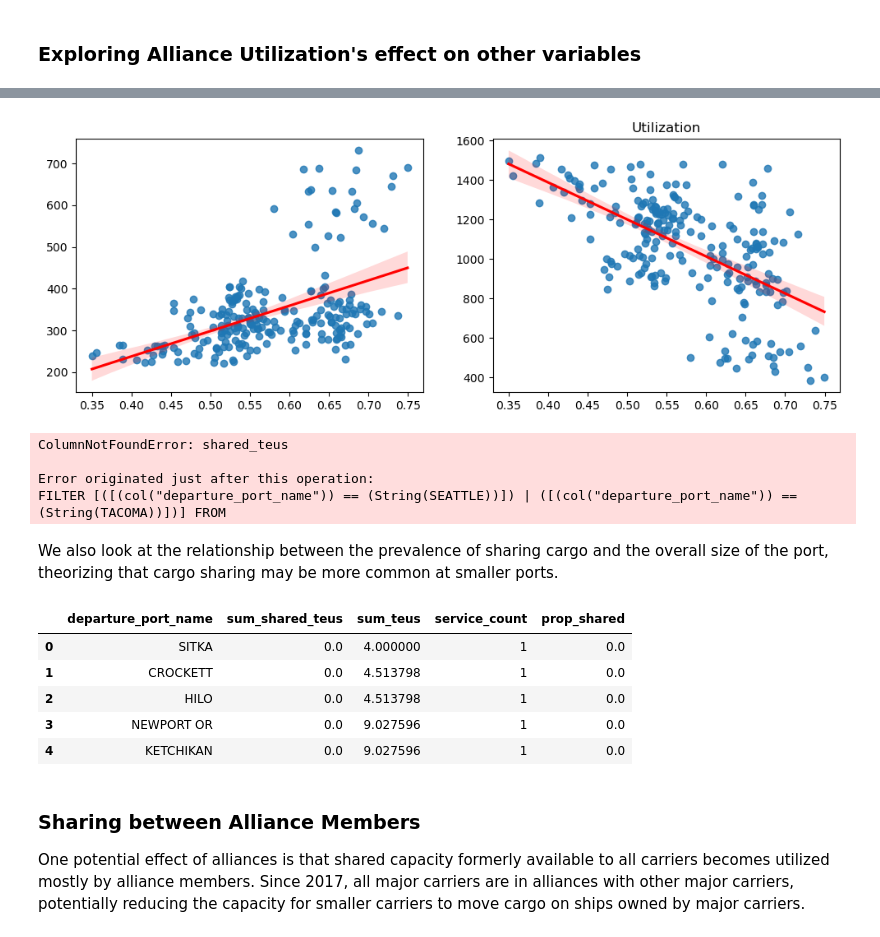
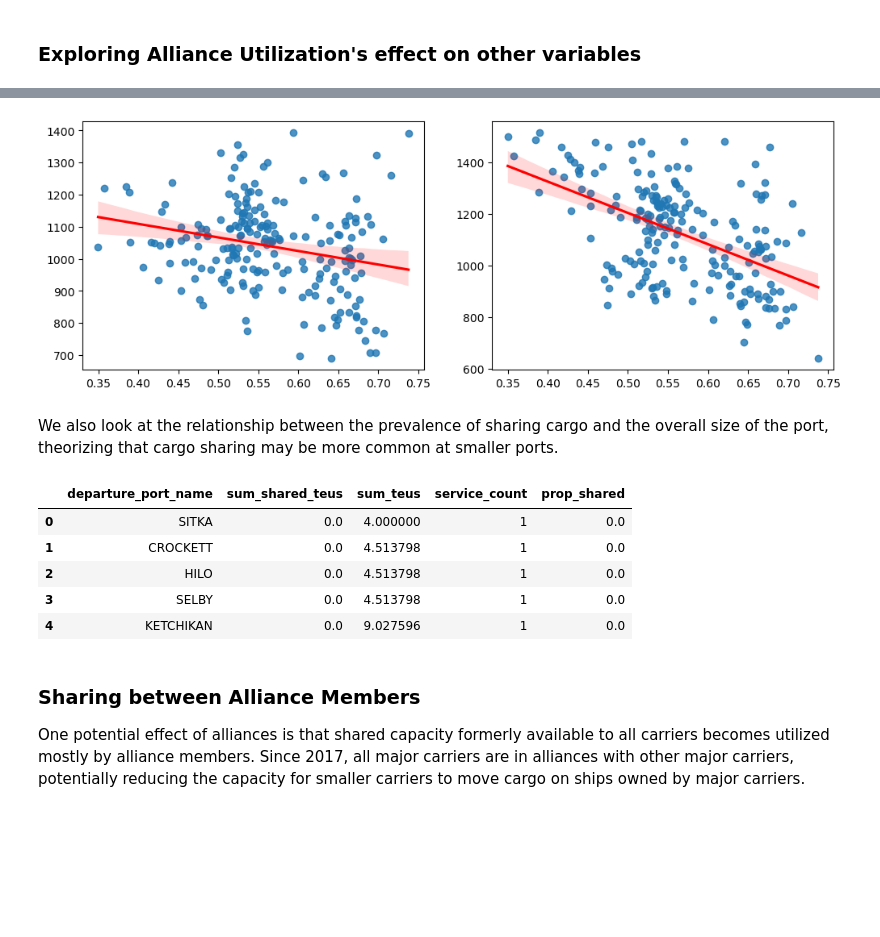
Before and after one commit to epistemetrica/Ocean-Carrier-Alliances-Project, a Jupyter notebook: oca_analyze_pnrec.ipynb, the cells around one changed output, grey strips where cells are left out. Cells and saved outputs as stored; diff of their text form; code cells hidden in the pictures; blank space fills up the shorter version.

```diff
--- a/oca_analyze_pnrec.ipynb
+++ b/oca_analyze_pnrec.ipynb
@@ -13,7 +13,7 @@ import numpy as np
 import polars as pl #v0.20.18
 import plotly_express as px #v0.4.1
 import plotly.graph_objects as go
-import datetime as dt
+from datetime import datetime
 import statsmodels.api as sm
 import scipy
 import matplotlib.pyplot as plt
@@ -57,6 +57,8 @@ exports_lf = (
         'vessel_lane_pair',
         'date_departure'
     )
+    #drop 2005-06
+    .filter(~pl.col('year').is_in([2005,2006]))
 )
 imports_lf = (
     imports_lf.select(
@@ -827,10 +842,11 @@ monthly_df = (
     .group_by('month')
     .agg(
         pl.col('teus').sum(),
-        pl.col('date_departure').n_unique().alias('num_voyages')
+        pl.col('date_departure').n_unique().alias('num_voyages'),
+        pl.col('vessel_id').n_unique().alias('num_vessels')
     )
     .with_columns(
-        (pl.col('teus')/pl.col('num_voyages')).alias('avg_vessel_size'),
+        (pl.col('teus')/pl.col('num_vessels')).alias('avg_vessel_size'),
         pl.col('month').str.to_datetime('%Y%m')
     )
     .collect()
@@ -885,13 +1018,12 @@ px.scatter(monthly_df, x='utilization', y='avg_vessel_size', trendline='ols',
 # %%
 import seaborn as sns
 
 fig, ax = plt.subplots(1, 2)
 sns.regplot(data=monthly_df, x="utilization", y='avg_vessel_size', ax=ax[0], line_kws={'color':'red'})
 sns.regplot(data=monthly_df, x="utilization", y='num_voyages', ax=ax[1], line_kws={'color':'red'})
 fig.set_size_inches(12, 4)
-fig.title('Utilization')
 plt.show()
 # %% [output]
-[figure, old version]
+[figure, new version]
 # %%
 fig = px.scatter_matrix(monthly_df,
@@ -921,11 +1056,6 @@ px.line(
     title='Alliance Sharing Through Time at Northwest Seaport Alliance Ports',
     width=900,
     height=500)
-# %% [output]
-ColumnNotFoundError: shared_teus
-
-Error originated just after this operation:
-FILTER [([(col("departure_port_name")) == (String(SEATTLE))]) | ([(col("departure_port_name")) == (String(TACOMA))])] FROM
 # %% [markdown]
 
 We also look at the relationship between the prevalence of sharing cargo and the overall size of the port, theorizing that cargo sharing may be more common at smaller ports.
@@ -950,7 +1080,7 @@ port_share_df.head()
 | 0 | SITKA | 0.0 | 4.000000 | 1 | 0.0 |
 | 1 | CROCKETT | 0.0 | 4.513798 | 1 | 0.0 |
 | 2 | HILO | 0.0 | 4.513798 | 1 | 0.0 |
-| 3 | NEWPORT OR | 0.0 | 9.027596 | 1 | 0.0 |
+| 3 | SELBY | 0.0 | 4.513798 | 1 | 0.0 |
 | 4 | KETCHIKAN | 0.0 | 9.027596 | 1 | 0.0 |
 # %%
 px.scatter(port_share_df,y=port_share_df.prop_shared, x=port_share_df.service_count,
```
Also changed, not shown: parts of 24 cells of this notebook, 10 other files.
